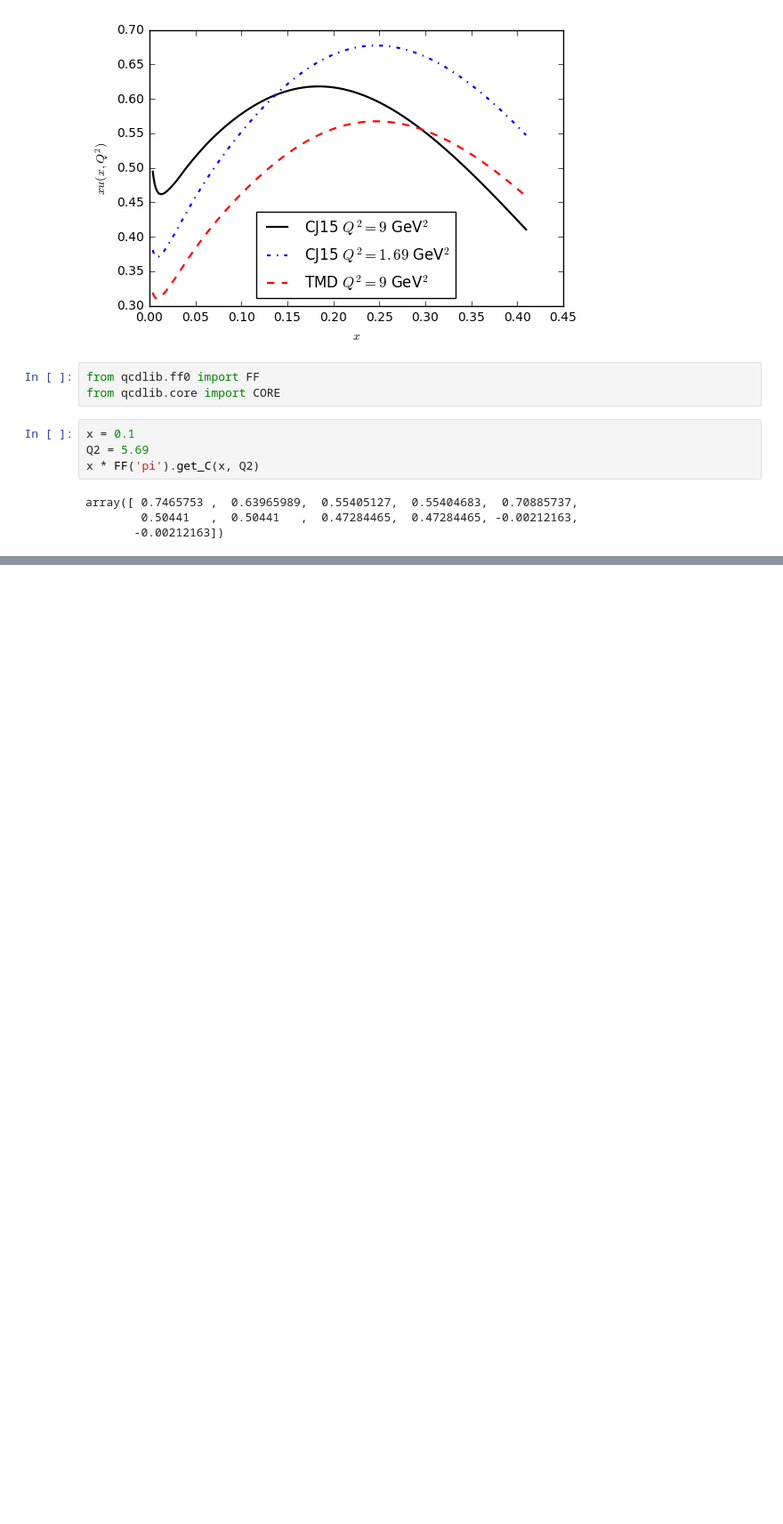
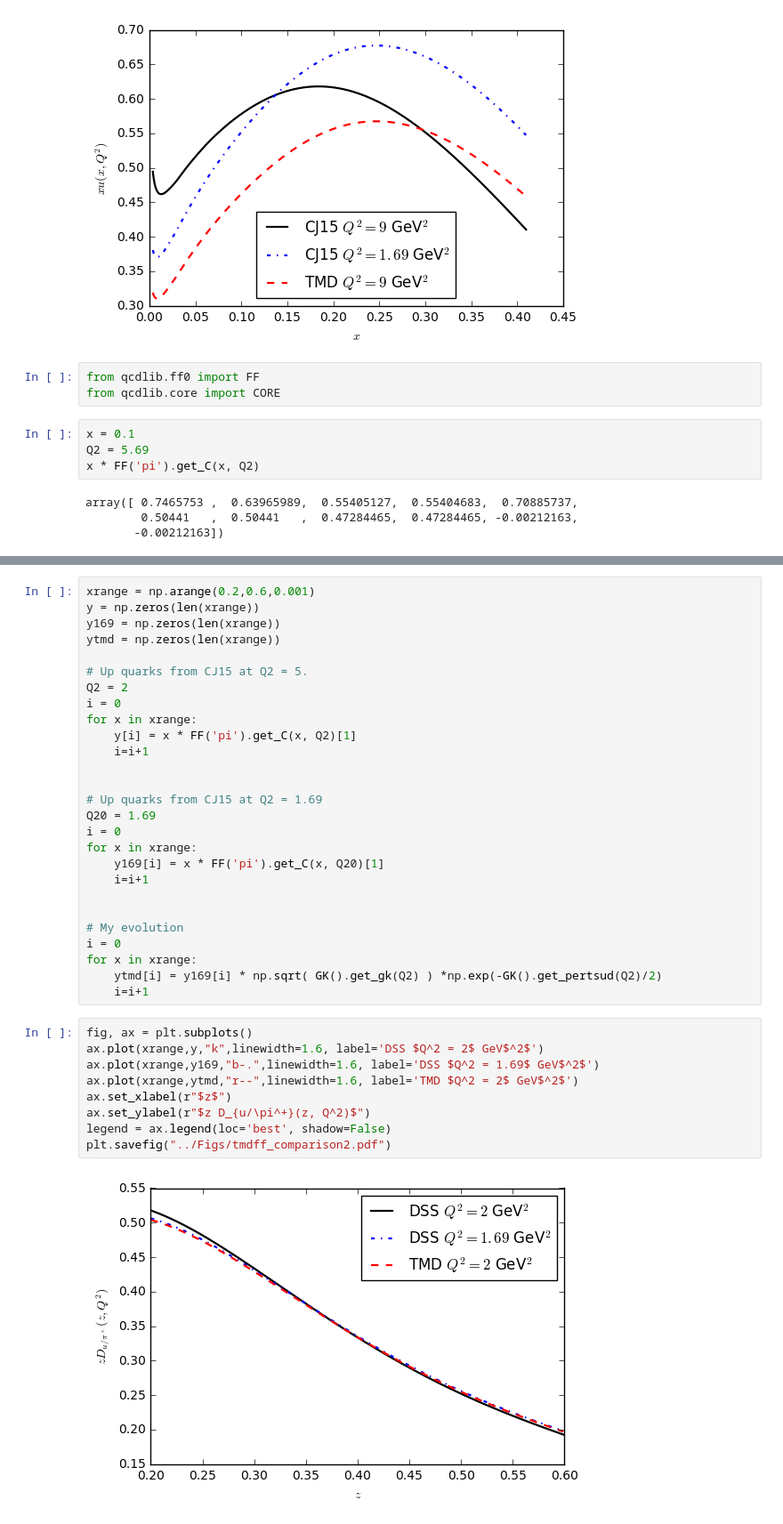
Before and after one commit to prokudin/collinearity, a Jupyter notebook: notebooks/tmd_shape.ipynb, the cells around one changed output, grey strips where cells are left out. Shown at 89% size. Saved outputs shown, nothing was run; the diff lists cells and outputs as text; blank space fills up the shorter version.

```diff
--- a/notebooks/tmd_shape.ipynb
+++ b/notebooks/tmd_shape.ipynb
@@ -327,0 +404,38 @@ plt.savefig("../Figs/tmdff_comparison3.pdf")
+# %%
+xrange = np.arange(0.2,0.6,0.001)
+y = np.zeros(len(xrange))
+y169 = np.zeros(len(xrange))
+ytmd = np.zeros(len(xrange))
+
+# Up quarks from CJ15 at Q2 = 5.
+Q2 = 2
+i = 0
+for x in xrange:
+    y[i] = x * FF('pi').get_C(x, Q2)[1]
+    i=i+1
+
+
+# Up quarks from CJ15 at Q2 = 1.69
+Q20 = 1.69
+i = 0
+for x in xrange:
+    y169[i] = x * FF('pi').get_C(x, Q20)[1]
+    i=i+1
+
+
+# My evolution
+i = 0
+for x in xrange:
+    ytmd[i] = y169[i] * np.sqrt( GK().get_gk(Q2) ) *np.exp(-GK().get_pertsud(Q2)/2)
+    i=i+1
+# %%
+fig, ax = plt.subplots()
+ax.plot(xrange,y,"k",linewidth=1.6, label='DSS $Q^2 = 2$ GeV$^2$')
+ax.plot(xrange,y169,"b-.",linewidth=1.6, label='DSS $Q^2 = 1.69$ GeV$^2$')
+ax.plot(xrange,ytmd,"r--",linewidth=1.6, label='TMD $Q^2 = 2$ GeV$^2$')
+ax.set_xlabel(r"$z$")
+ax.set_ylabel(r"$z D_{u/\pi^+}(z, Q^2)$")
+legend = ax.legend(loc='best', shadow=False)
+plt.savefig("../Figs/tmdff_comparison2.pdf")
+# %% [output]
+[figure, added]
```
Also changed, not shown: parts of 6 cells of this notebook, 4 other files.
